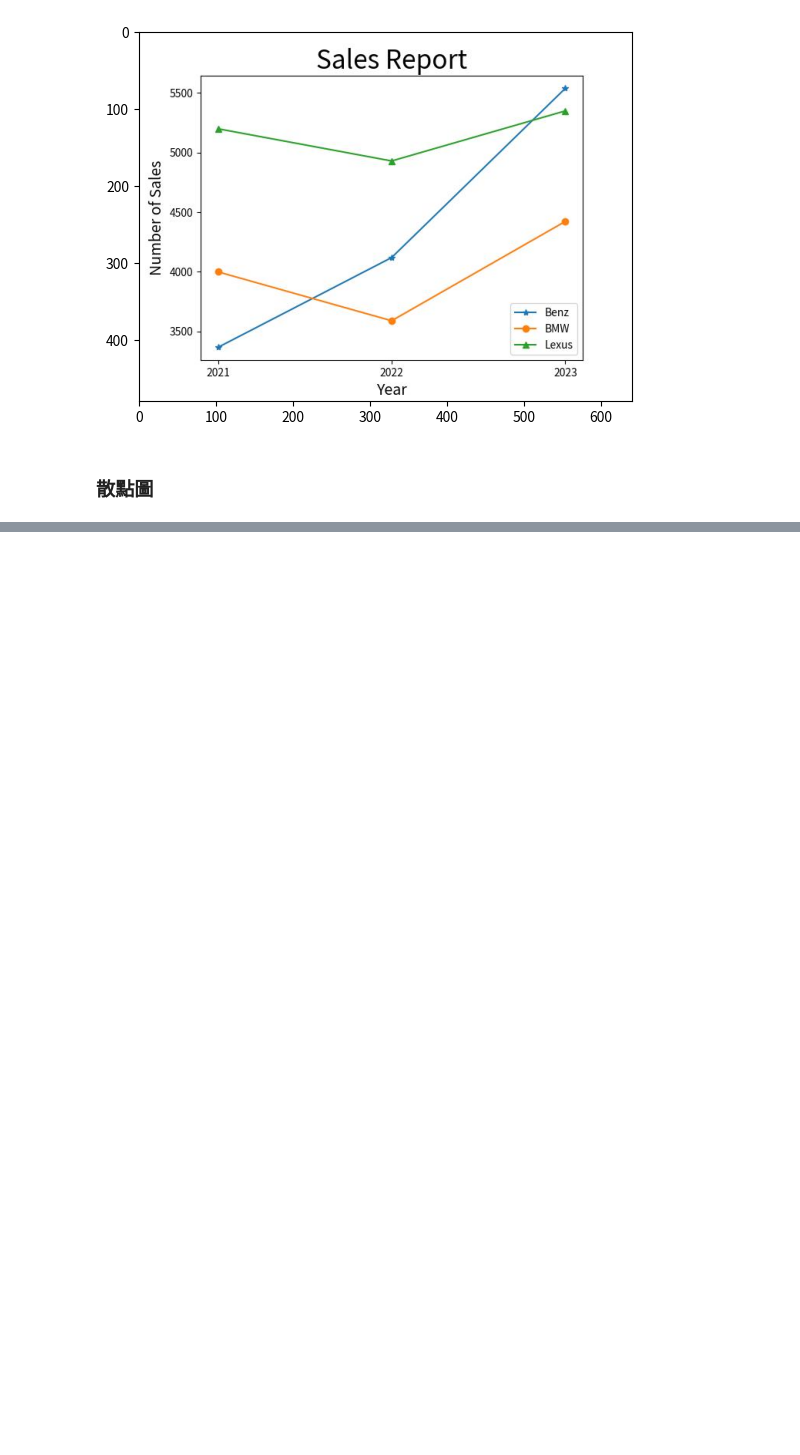
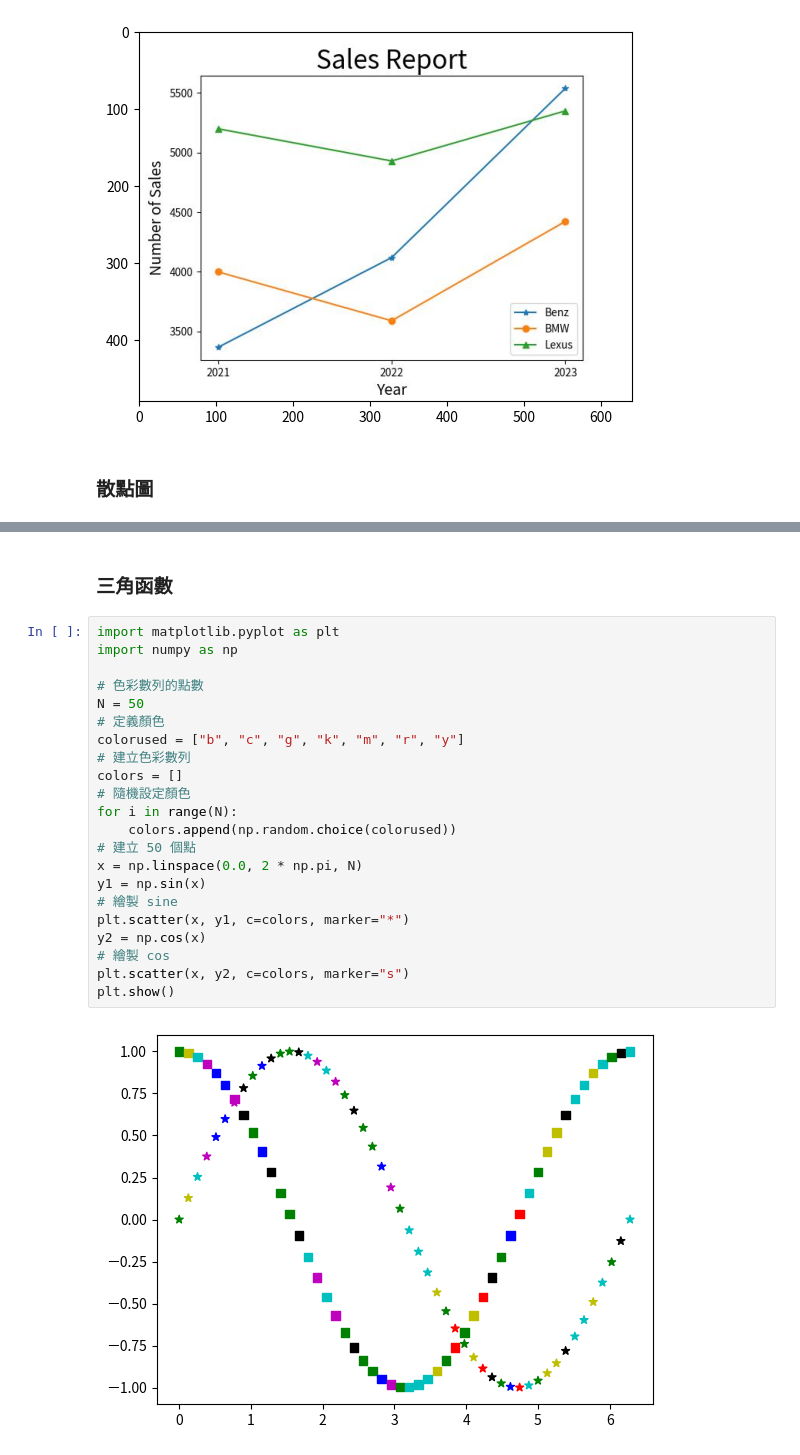
Before and after one commit to samhsiao6238/PythonFinance_2024, a Jupyter notebook: D10_Matplotlib/00_範例/ex01.ipynb, the cells around one changed output, grey strips where cells are left out. Cells and saved outputs as stored; diff of their text form; blank space fills up the shorter version.

```diff
--- a/D10_Matplotlib/00_範例/ex01.ipynb
+++ b/D10_Matplotlib/00_範例/ex01.ipynb
@@ -209,0 +244,26 @@ plt.show()
+# %% [markdown]
+### 三角函數
+# %%
+import matplotlib.pyplot as plt
+import numpy as np
+
+# 色彩數列的點數
+N = 50
+# 定義顏色
+colorused = ["b", "c", "g", "k", "m", "r", "y"]
+# 建立色彩數列
+colors = []
+# 隨機設定顏色
+for i in range(N):
+    colors.append(np.random.choice(colorused))
+# 建立 50 個點
+x = np.linspace(0.0, 2 * np.pi, N)
+y1 = np.sin(x)
+# 繪製 sine
+plt.scatter(x, y1, c=colors, marker="*")
+y2 = np.cos(x)
+# 繪製 cos
+plt.scatter(x, y2, c=colors, marker="s")
+plt.show()
+# %% [output]
+[figure, added]
```
Also changed, not shown: parts of 27 cells of this notebook, 4 other files.
